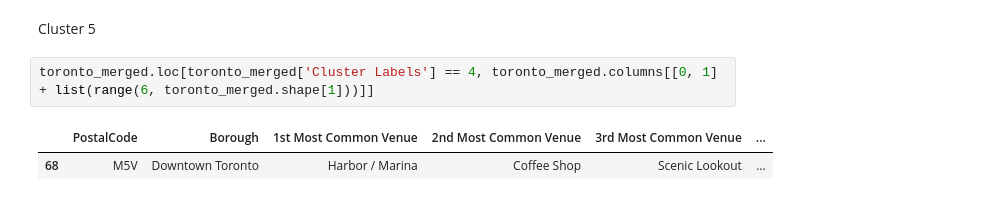
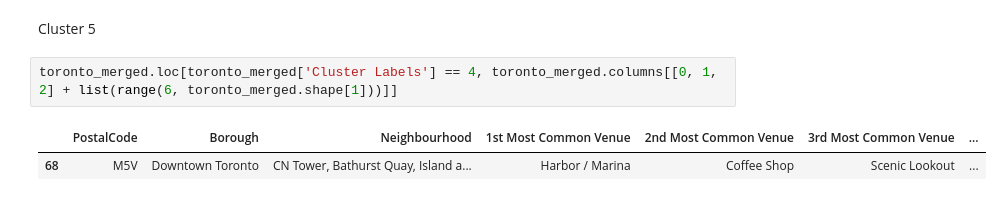
Before and after one commit to mark-locatechs/Coursera_Capstone, a Jupyter notebook: week3_toronto.ipynb, the cells around one changed output. Drawn from its saved outputs; the diff is of its cells as text.

```diff
--- a/week3_toronto.ipynb
+++ b/week3_toronto.ipynb
@@ -459,7 +459,7 @@ toronto_merged.loc[toronto_merged['Cluster Labels'] == 3, toronto_merged.columns
 # %% [markdown]
 Cluster 5
 # %%
-toronto_merged.loc[toronto_merged['Cluster Labels'] == 4, toronto_merged.columns[[0, 1] + list(range(6, toronto_merged.shape[1]))]]
+toronto_merged.loc[toronto_merged['Cluster Labels'] == 4, toronto_merged.columns[[0, 1, 2] + list(range(6, toronto_merged.shape[1]))]]
 # %% [output]
-|  | PostalCode | Borough | 1st Most Common Venue | 2nd Most Common Venue | 3rd Most Common Venue | ... |
-| 68 | M5V | Downtown Toronto | Harbor / Marina | Coffee Shop | Scenic Lookout | ... |
+|  | PostalCode | Borough | Neighbourhood | 1st Most Common Venue | 2nd Most Common Venue | 3rd Most Common Venue | ... |
+| 68 | M5V | Downtown Toronto | CN Tower, Bathurst Quay, Island a... | Harbor / Marina | Coffee Shop | Scenic Lookout | ... |
```
Also changed, not shown: parts of 4 cells of this notebook.
